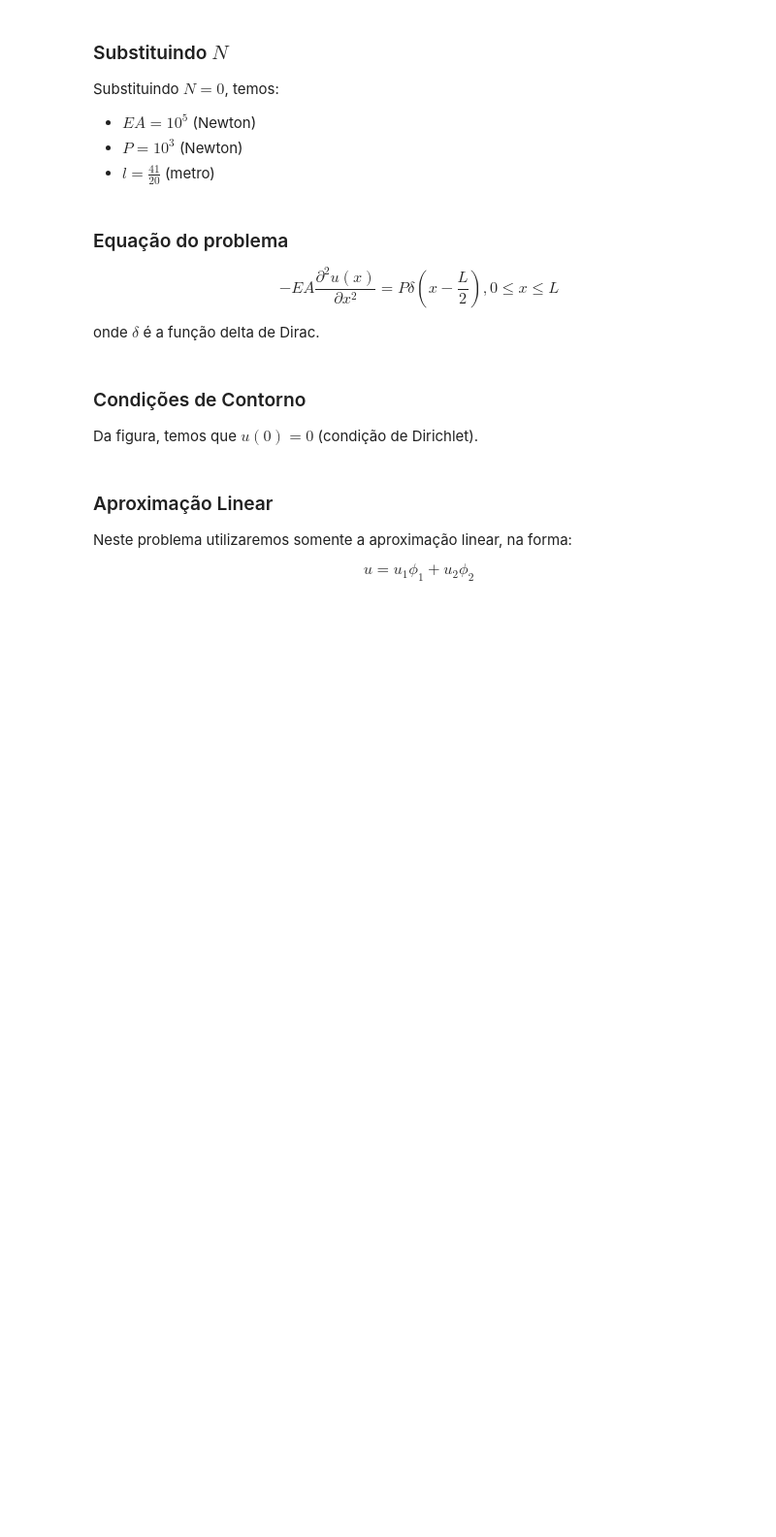
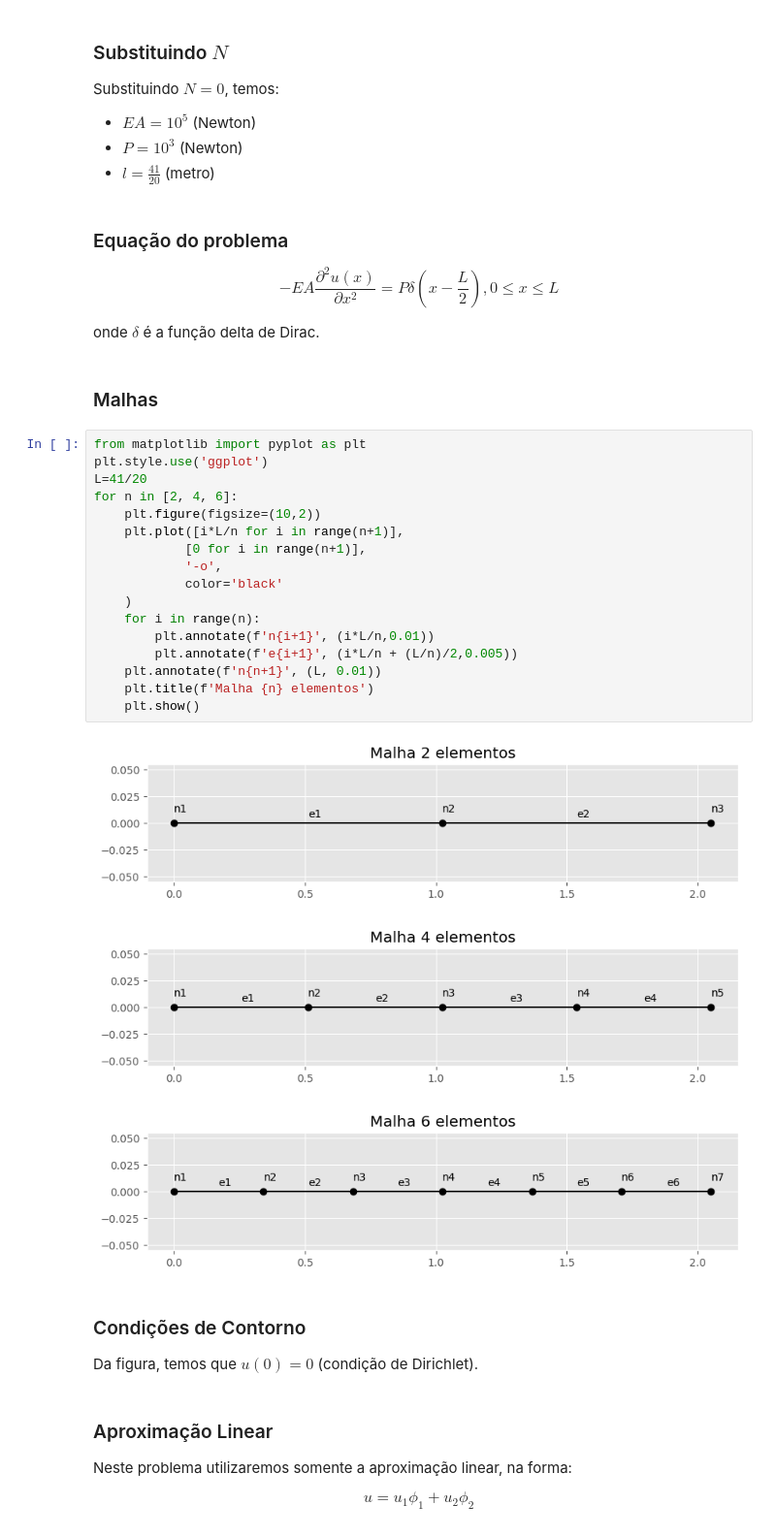
Before and after one commit to antoniomedeiros1/MAC008-Lista-1, a Jupyter notebook: 04-Exercicio4.ipynb, the cells around one changed output. Shown at 97% size. Saved outputs shown, nothing was run; the diff lists cells and outputs as text; blank space fills up the shorter version.

Commit message:
adiciona malha ex4

```diff
--- a/04-Exercicio4.ipynb
+++ b/04-Exercicio4.ipynb
@@ -24,6 +24,29 @@ $$
 $$
 
 onde $\delta$ é a função delta de Dirac.
+# %% [markdown]
+### Malhas
+# %%
+from matplotlib import pyplot as plt
+plt.style.use('ggplot')
+L=41/20
+for n in [2, 4, 6]:
+    plt.figure(figsize=(10,2))
+    plt.plot([i*L/n for i in range(n+1)],
+            [0 for i in range(n+1)],
+            '-o',
+            color='black'
+    )
+    for i in range(n):
+        plt.annotate(f'n{i+1}', (i*L/n,0.01))
+        plt.annotate(f'e{i+1}', (i*L/n + (L/n)/2,0.005))
+    plt.annotate(f'n{n+1}', (L, 0.01))
+    plt.title(f'Malha {n} elementos')
+    plt.show()
+# %% [output]
+[figure, added]
+[figure, added]
+[figure, added]
 # %% [markdown]
 ### Condições de Contorno
 
```
